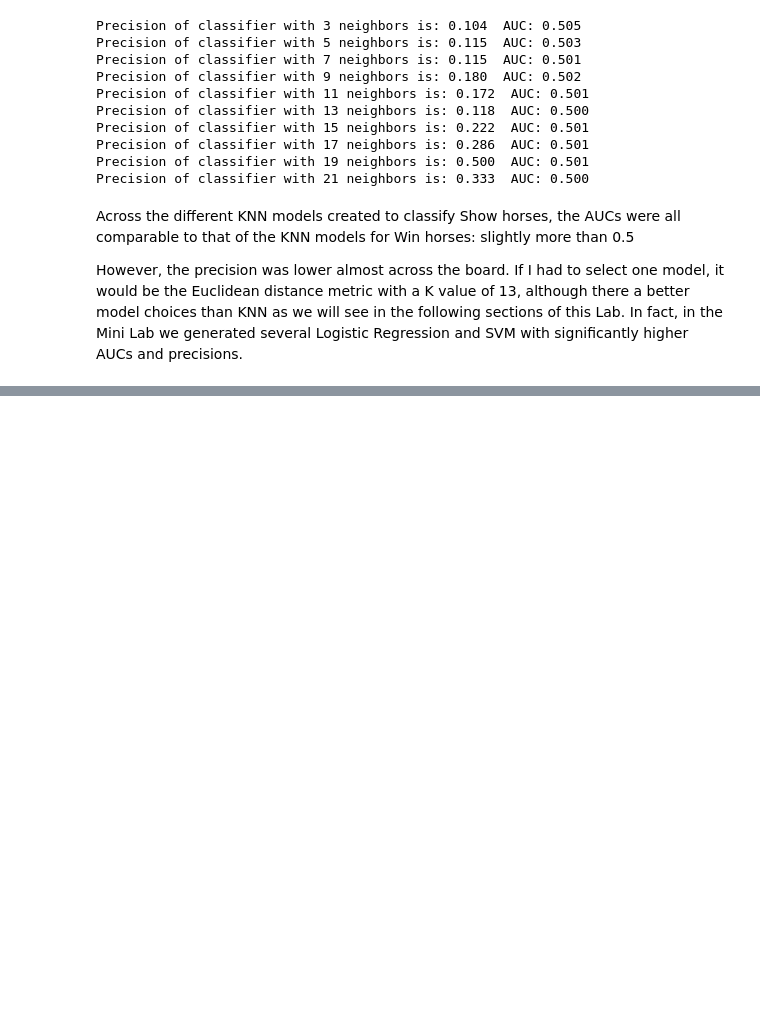
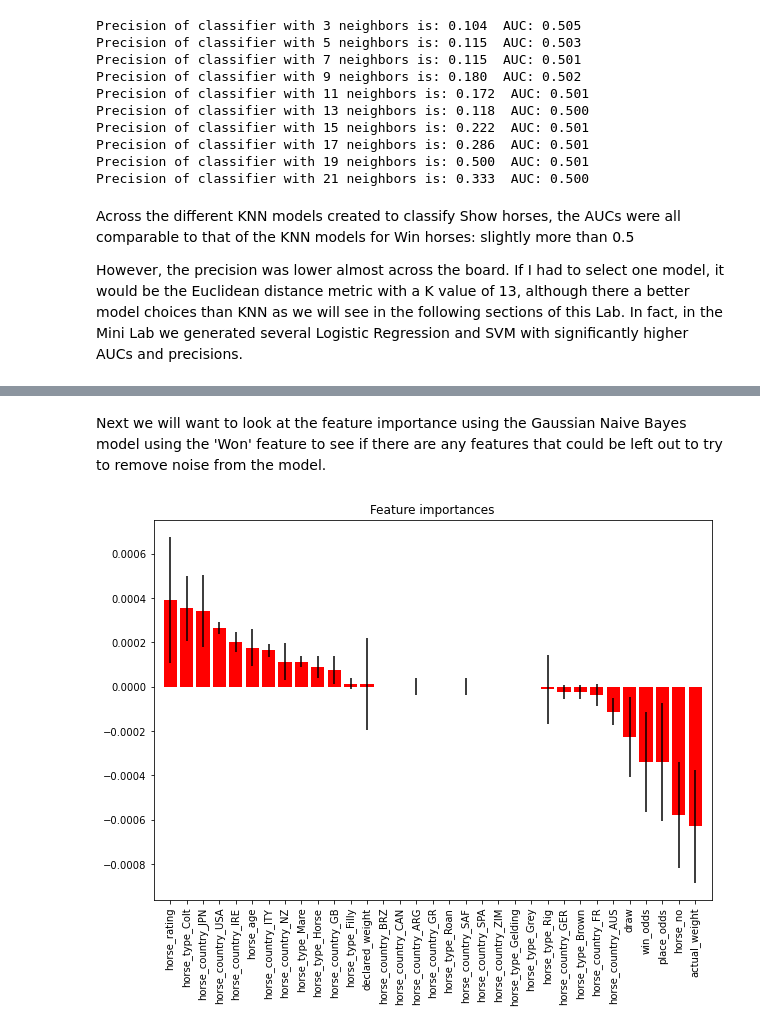
Before and after one commit to C-Stewart-GH/Hong_Kong_Horse_Racing_Project, a Jupyter notebook: Project2/Project 2 Group Book.ipynb, the cells around one changed output, grey strips where cells are left out. Drawn from its saved outputs; the diff is of its cells as text; code cells hidden in the pictures; blank space fills up the shorter version.

```diff
--- a/Project2/Project 2 Group Book.ipynb
+++ b/Project2/Project 2 Group Book.ipynb
@@ -186,0 +87,6 @@ X_test_Show = scl_obj.fit_transform(X_test_Show, y = None)
+# %%
+runs_data = runs_df.drop(['Unnamed: 0','race_id','horse_id','result','won','lengths_behind','horse_gear','position_sec1','position_sec2','position_sec3','behind_sec1','behind_sec2','behind_sec3','time1','time2','time3','finish_time','trainer_id','jockey_id','show'], axis=1)
+runs_target = runs_df['won']
+runs_target2 = runs_df['show']
+print('Predictor data set shape after dropping non-important predictors \nand separating response variables into their own data sets: \n',runs_data.shape)
+runs_data.head()
@@ -186,0 +115,15 @@ X_test_Show = scl_obj.fit_transform(X_test_Show, y = None)
+# %%
+# Use one hot encoding on non-numerical features
+## (Then remove them from the drop code chunk below)
+# perform one-hot encoding of the categorical data "embarked"
+tmp_df = pd.get_dummies(runs_data.horse_country,prefix='horse_country')
+runs_df_onehot = pd.concat((runs_data,tmp_df),axis=1) # add back into the dataframe
+
+tmp_df = pd.get_dummies(runs_data.horse_type,prefix='horse_type')
+runs_df_onehot = pd.concat((runs_df_onehot,tmp_df),axis=1) # add back into the dataframe
+
+runs_data = runs_df_onehot.reset_index(drop=True)
+runs_data = runs_data.drop(['horse_country','horse_type'], axis=1)
+
+print('Shape after One-Hot Encoding Categorical Predictors:',runs_data.shape)
+runs_data.head()
@@ -451,0 +656,27 @@ Summarize the Lab here.
+# %% [markdown]
+Next we will want to look at the feature importance using the Gaussian Naive Bayes model using the 'Won' feature to see if there are any features that could be left out to try to remove noise from the model.
+# %%
+features = list(runs_data.columns.values)
+
+
+from sklearn.inspection import permutation_importance
+
+imps = permutation_importance(GNBmodel, X_test, Y_test)
+importances = imps.importances_mean
+std = imps.importances_std
+indices = np.argsort(importances)[::-1]
+
+# Print the feature ranking
+
+featureorder = []
+for f in range(X_test.shape[1]):
+    featureorder.append(features[indices[f]])
+
+plt.figure(figsize=(10, 7))
+plt.title("Feature importances")
+plt.bar(range(X_test.shape[1]), importances[indices], color="r", yerr=std[indices], align="center")
+plt.xticks(range(X_test.shape[1]), [features[indices[i]] for i in range(33)],rotation = 90)
+plt.xlim([-1, X_test.shape[1]])
+plt.show()
+# %% [output]
+[figure, added]
```
Also changed, not shown: parts of 163 cells of this notebook.
